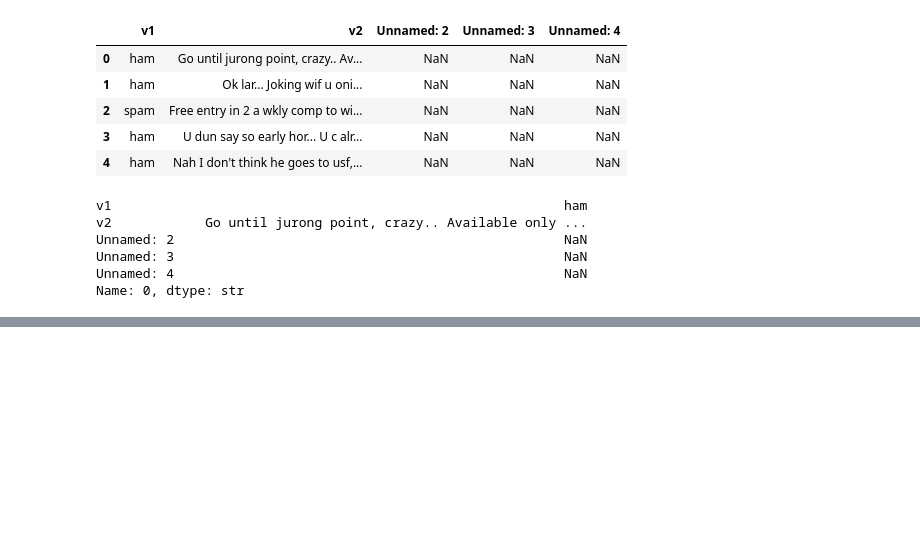
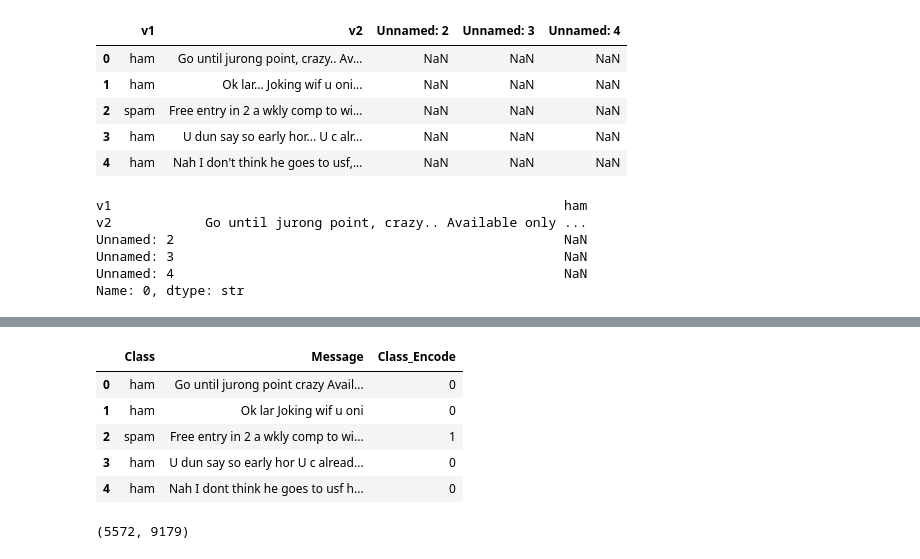
Before and after one commit to iam-devAlhan/ai-to-production-roadmap, a Jupyter notebook: NLP_LEARNING/nlp_exercises.ipynb, the cells around one changed output, grey strips where cells are left out. Saved outputs shown, nothing was run; the diff lists cells and outputs as text; code cells hidden in the pictures; blank space fills up the shorter version.

Commit message:
feat: Learned how simple BagOfWords work and trained a spam vs ham classifier using naivebayes classifier

```diff
--- a/NLP_LEARNING/nlp_exercises.ipynb
+++ b/NLP_LEARNING/nlp_exercises.ipynb
@@ -287,4 +287,4 @@ Name: 0, dtype: str
 # %%
 df.dropna(axis=1, inplace=True)
 # %%
-df.rename(columns={"v1": "Class", "v2": "Message"})
+df.rename(columns={"v1": "Class", "v2": "Message"}, inplace=True)
@@ -304,0 +295,2 @@ df.rename(columns={"v1": "Class", "v2": "Message"})
+# %%
+df["Message"] = df["Message"].str.replace(r"[^a-zA-Z0-9_\s]", "", regex=True)
@@ -304,0 +306,15 @@ df.rename(columns={"v1": "Class", "v2": "Message"})
+# %%
+from sklearn.preprocessing import LabelEncoder
+
+le = LabelEncoder()
+
+df["Class_Encode"] = le.fit_transform(df["Class"])
+# %%
+df.head()
+# %% [output]
+|  | Class | Message | Class_Encode |
+| 0 | ham | Go until jurong point crazy Avail... | 0 |
+| 1 | ham | Ok lar Joking wif u oni | 0 |
+| 2 | spam | Free entry in 2 a wkly comp to wi... | 1 |
+| 3 | ham | U dun say so early hor U c alread... | 0 |
+| 4 | ham | Nah I dont think he goes to usf h... | 0 |
@@ -304,0 +329,4 @@ df.rename(columns={"v1": "Class", "v2": "Message"})
+# %%
+X.shape
+# %% [output]
+(5572, 9179)
```
Also changed, not shown: parts of 9 cells of this notebook.
